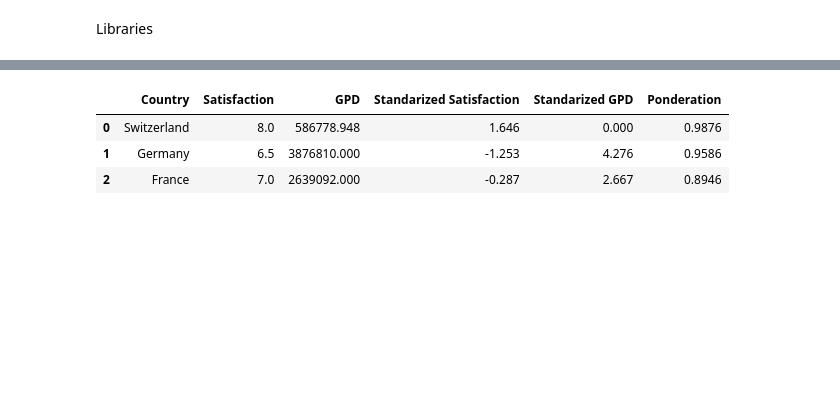
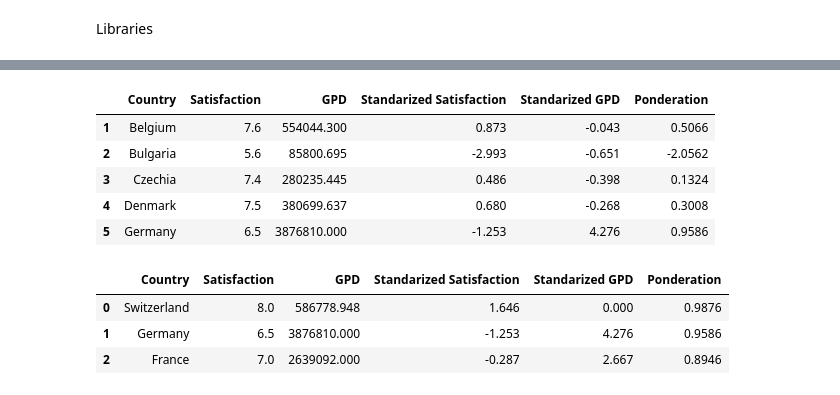
Before and after one commit to luiscarlop/HB_first_project_group_2, a Jupyter notebook: src/api_data.ipynb, the cells around one changed output, grey strips where cells are left out. Drawn from its saved outputs; the diff is of its cells as text; code cells hidden in the pictures; blank space fills up the shorter version.

```diff
--- a/src/api_data.ipynb
+++ b/src/api_data.ipynb
@@ -155,23 +81,3 @@ for index, row in filtered_df.iterrows():
-# %%
-# Creating stardarized data to make a ponderation
-eurostat_data["GPD"] = round(
-    eurostat_data["GPD"].fillna(eurostat_data["GPD"].mean()), 3
-)
-eurostat_data["Satisfaction"] = eurostat_data["Satisfaction"].fillna(
-    eurostat_data["Satisfaction"].mean()
-)
-eurostat_data["Standarized Satisfaction"] = round(
-    (eurostat_data["Satisfaction"] - eurostat_data["Satisfaction"].mean())
-    / eurostat_data["Satisfaction"].std(),
-    3,
-)
-eurostat_data["Standarized GPD"] = round(
-    (eurostat_data["GPD"] - eurostat_data["GPD"].mean()) / eurostat_data["GPD"].std(), 3
-)
-eurostat_data["Ponderation"] = (
-    eurostat_data["Standarized Satisfaction"] * 0.6
-    + eurostat_data["Standarized GPD"] * 0.4
-)
 # %%
 eurostat_data
 # %% [output]
@@ -194,0 +208,17 @@ eurostat_data
+# %%
+# Standarizing the data
+eurostat_data["Standarized Satisfaction"] = round(
+    (eurostat_data["Satisfaction"] - eurostat_data["Satisfaction"].mean())
+    / eurostat_data["Satisfaction"].std(),
+    3,
+)
+eurostat_data["Standarized GPD"] = round(
+    (eurostat_data["GPD"] - eurostat_data["GPD"].mean()) / eurostat_data["GPD"].std(),
+    3,
+)
+
+# Ponderating the data
+eurostat_data["Ponderation"] = (
+    eurostat_data["Standarized Satisfaction"] * 0.6
+    + eurostat_data["Standarized GPD"] * 0.4
+)
@@ -194,0 +227,9 @@ eurostat_data
+# %%
+eurostat_data.head()
+# %% [output]
+|  | Country | Satisfaction | GPD | Standarized Satisfaction | Standarized GPD | Ponderation |
+| 1 | Belgium | 7.6 | 554044.300 | 0.873 | -0.043 | 0.5066 |
+| 2 | Bulgaria | 5.6 | 85800.695 | -2.993 | -0.651 | -2.0562 |
+| 3 | Czechia | 7.4 | 280235.445 | 0.486 | -0.398 | 0.1324 |
+| 4 | Denmark | 7.5 | 380699.637 | 0.680 | -0.268 | 0.3008 |
+| 5 | Germany | 6.5 | 3876810.000 | -1.253 | 4.276 | 0.9586 |
```
Also changed, not shown: parts of 46 cells of this notebook, 31 other files.
